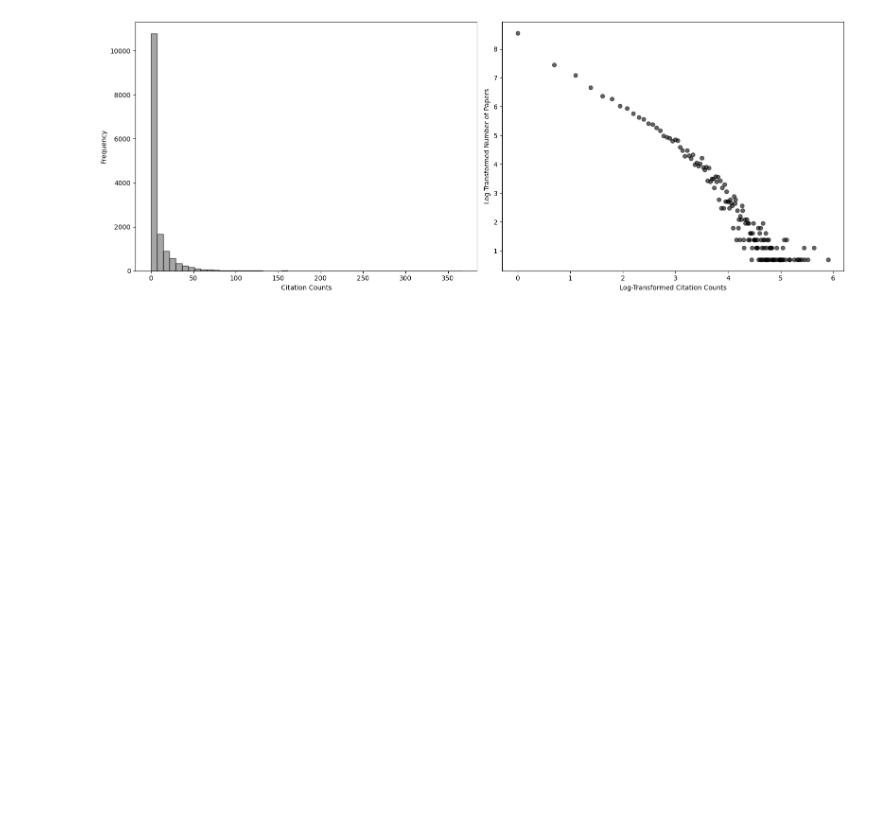
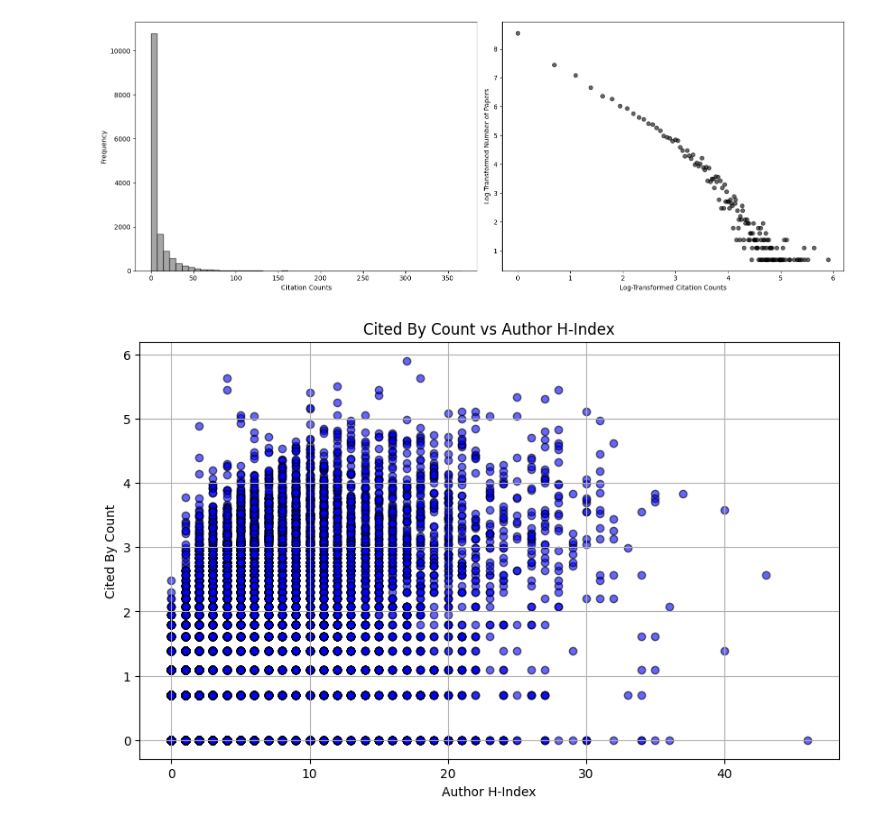
Before and after one commit to franekl/soccer-research-evolution, a Jupyter notebook: code/EDA/paper_trends.ipynb, the cells around one changed output. Drawn from its saved outputs; the diff is of its cells as text; code cells hidden in the pictures; blank space fills up the shorter version.

```diff
--- a/code/EDA/paper_trends.ipynb
+++ b/code/EDA/paper_trends.ipynb
@@ -83,3 +83,13 @@ plt.tight_layout()
 # plt.savefig("citation_frequency.png", dpi=400)
 # %% [output]
 [figure]
+# %%
+plt.figure(figsize=(10, 6))
+plt.scatter(data['author_h_index'], np.log1p(data['cited_by_count']) , alpha=0.6, color='blue', edgecolor='black')
+plt.title('Cited By Count vs Author H-Index')
+plt.xlabel('Author H-Index')
+plt.ylabel('Cited By Count')
+plt.grid(True)
+plt.show()
+# %% [output]
+[figure, added]
```
